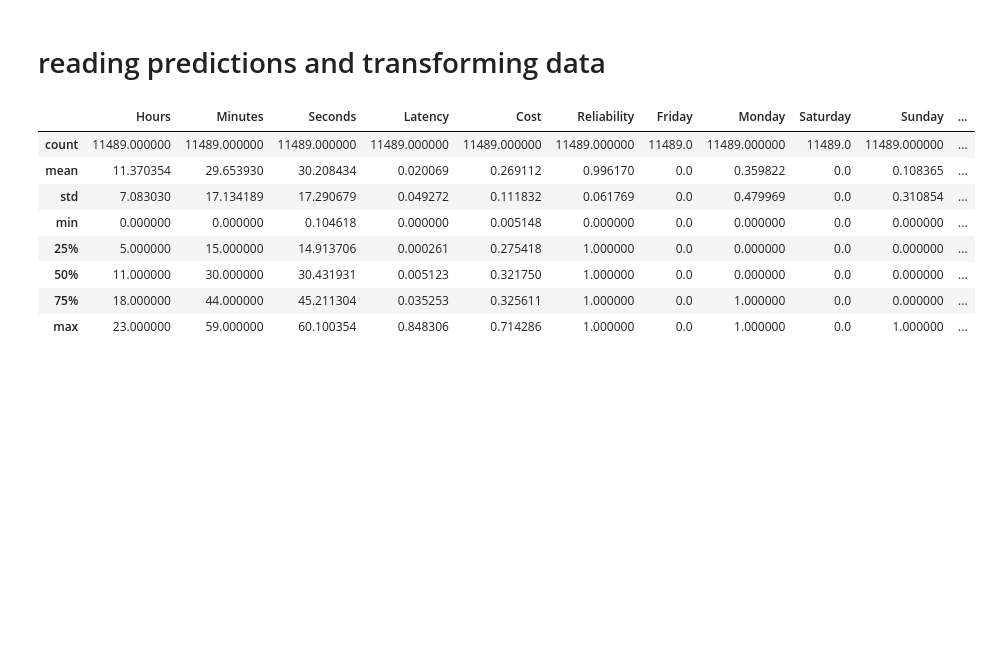
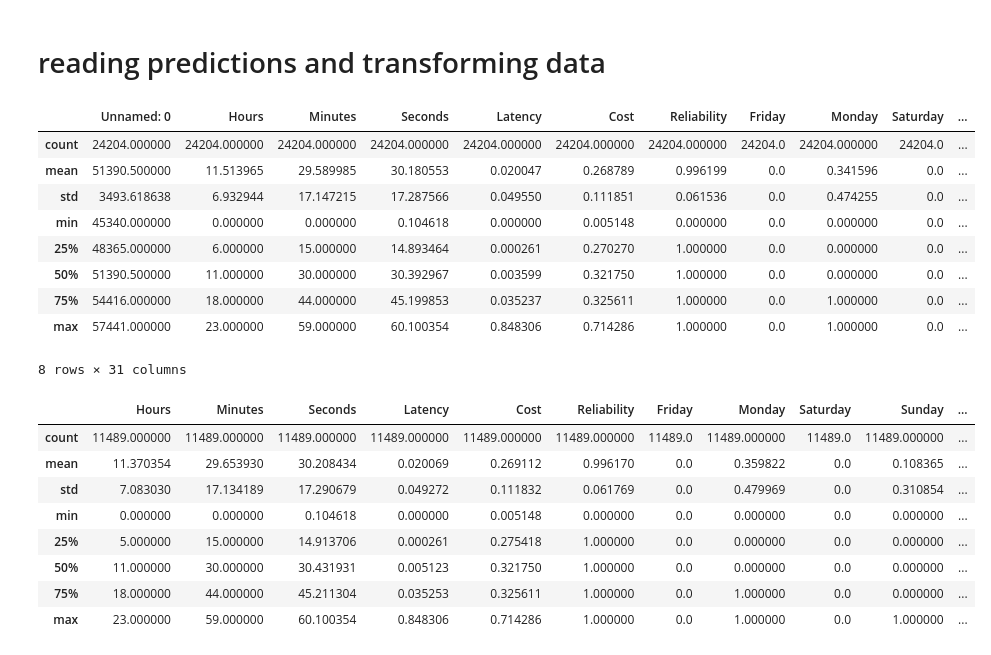
Before and after one commit to valet-tool/valet-tool, a Jupyter notebook: CELIA/robotCelia-Copy1.ipynb, the cells around one changed output. Drawn from its saved outputs; the diff is of its cells as text; code cells hidden in the pictures; blank space fills up the shorter version.

Commit message:
dartsim arima

```diff
--- a/CELIA/robotCelia-Copy1.ipynb
+++ b/CELIA/robotCelia-Copy1.ipynb
@@ -6,13 +6,13 @@ import numpy as np
 import sys
 import pandas as pd
 # %%
-dataPred = pd.read_csv('../Prediction_Files/predictions_SVR_Linear.csv')
+dataPred = pd.read_csv('../Prediction_Files/arimaNormalizedPrediction.csv')
 # %% [markdown]
 # reading predictions and transforming data
 # %%
 dataPred.Hours = ((dataPred.Hours)*23)+0
 dataPred.Minutes = ((dataPred.Minutes)*59)+0
-dataPred.Seconds = ((dataPred.Seconds)*59.999805)+0.102506
+dataPred.Seconds = ((dataPred.Seconds)*59.999805)+0.1025061111111
 # %%
 def rowToTime(row):
     timeAtMoment = row.Hours*3600*1000
@@ -23,6 +23,19 @@ def rowToTime(row):
 resetAddTime = 23*3600*1000
 resetAddTime += 59*60*1000
 resetAddTime += 60*1000
+# %%
+dataPred.describe()
+# %% [output]
+|  | Unnamed: 0 | Hours | Minutes | Seconds | Latency | Cost | Reliability | Friday | Monday | Saturday | ... |
+| count | 24204.000000 | 24204.000000 | 24204.000000 | 24204.000000 | 24204.000000 | 24204.000000 | 24204.000000 | 24204.0 | 24204.000000 | 24204.0 | ... |
+| mean | 51390.500000 | 11.513965 | 29.589985 | 30.180553 | 0.020047 | 0.268789 | 0.996199 | 0.0 | 0.341596 | 0.0 | ... |
+| std | 3493.618638 | 6.932944 | 17.147215 | 17.287566 | 0.049550 | 0.111851 | 0.061536 | 0.0 | 0.474255 | 0.0 | ... |
+| min | 45340.000000 | 0.000000 | 0.000000 | 0.104618 | 0.000000 | 0.005148 | 0.000000 | 0.0 | 0.000000 | 0.0 | ... |
+| 25% | 48365.000000 | 6.000000 | 15.000000 | 14.893464 | 0.000261 | 0.270270 | 1.000000 | 0.0 | 0.000000 | 0.0 | ... |
+| 50% | 51390.500000 | 11.000000 | 30.000000 | 30.392967 | 0.003599 | 0.321750 | 1.000000 | 0.0 | 0.000000 | 0.0 | ... |
+| 75% | 54416.000000 | 18.000000 | 44.000000 | 45.199853 | 0.035237 | 0.325611 | 1.000000 | 0.0 | 1.000000 | 0.0 | ... |
+| max | 57441.000000 | 23.000000 | 59.000000 | 60.100354 | 0.848306 | 0.714286 | 1.000000 | 0.0 | 1.000000 | 0.0 | ... |
+8 rows × 31 columns
 # %%
 dataPred.describe()
 # %% [output]
```
Also changed, not shown: 18 other files.
